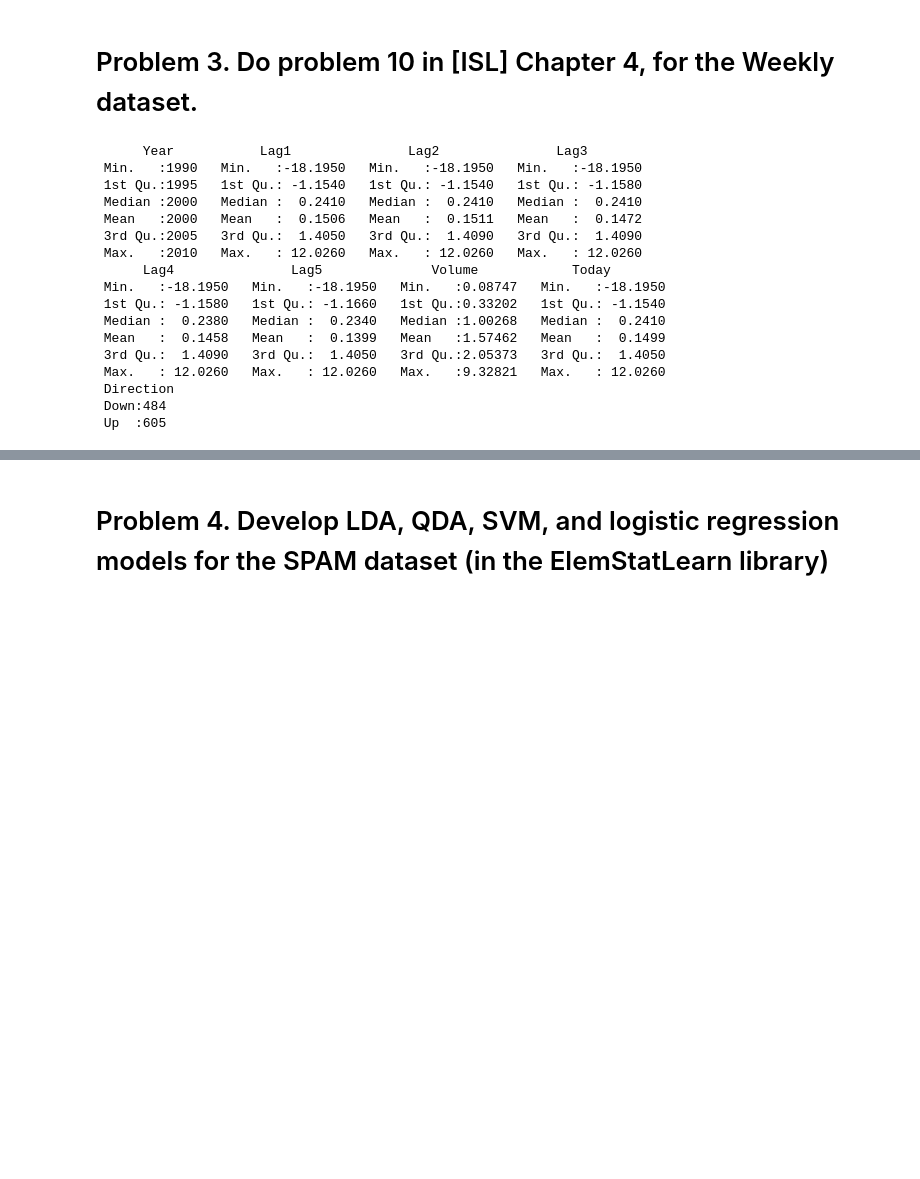
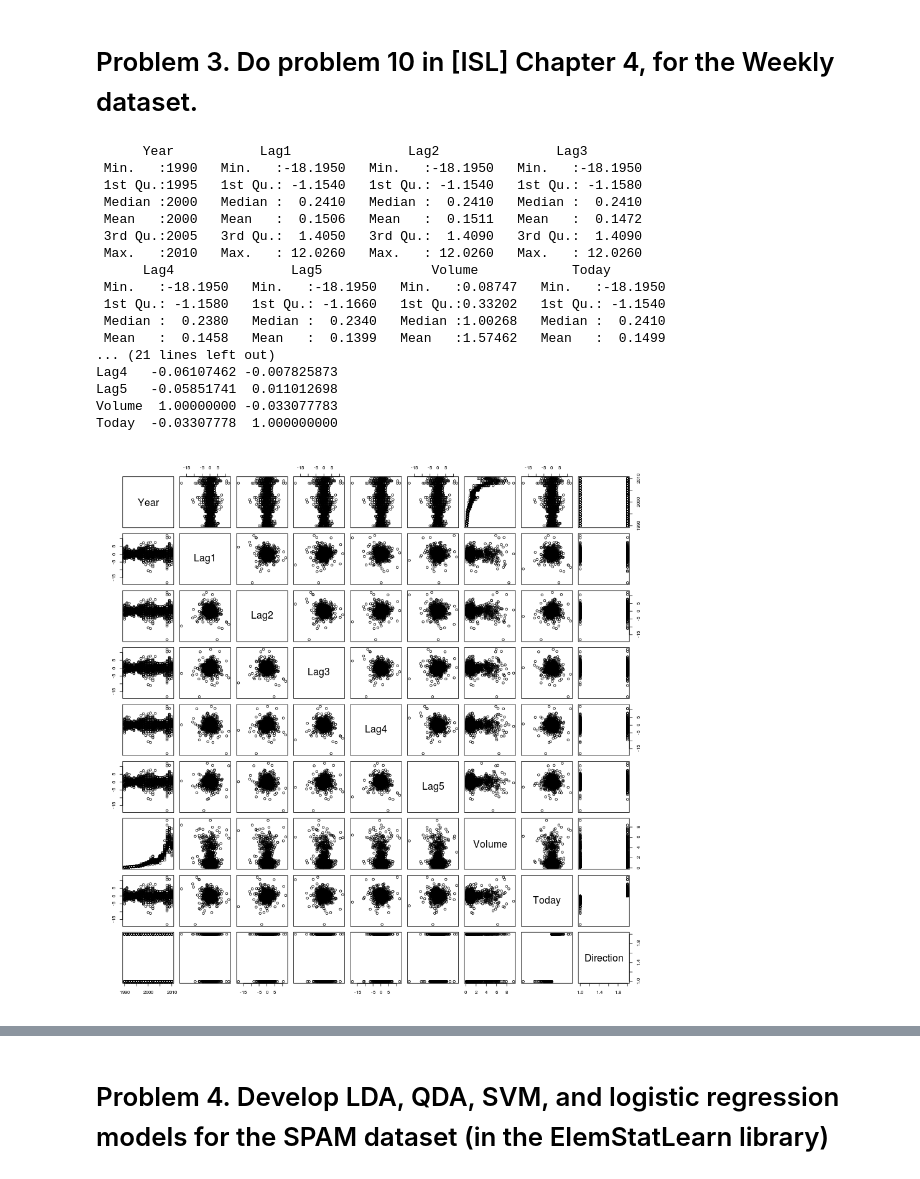
Before and after one commit to realmichaelzyy/cs249-2, a Jupyter notebook: hw4/MiniHW4.ipynb, the cells around one changed output, grey strips where cells are left out. Cells and saved outputs as stored; diff of their text form; code cells hidden in the pictures; blank space fills up the shorter version.

```diff
--- a/hw4/MiniHW4.ipynb
+++ b/hw4/MiniHW4.ipynb
@@ -271,28 +467,33 @@ Number of Support Vectors:  34
 # %% [markdown]
 # Problem 3.  Do problem 10 in [ISL] Chapter 4, for the Weekly dataset.
 # %%
-%%R
+%%R -w 900 -h 900
 
 data(Weekly)
 
 print(summary(Weekly))
 
-# .......
+# a
+
+pairs(Weekly)
+
+print(cor(Weekly[,c(-1,-1,-9)]))
 # %% [output]
       Year           Lag1               Lag2               Lag3
  Min.   :1990   Min.   :-18.1950   Min.   :-18.1950   Min.   :-18.1950
  1st Qu.:1995   1st Qu.: -1.1540   1st Qu.: -1.1540   1st Qu.: -1.1580
  Median :2000   Median :  0.2410   Median :  0.2410   Median :  0.2410
  Mean   :2000   Mean   :  0.1506   Mean   :  0.1511   Mean   :  0.1472
  3rd Qu.:2005   3rd Qu.:  1.4050   3rd Qu.:  1.4090   3rd Qu.:  1.4090
  Max.   :2010   Max.   : 12.0260   Max.   : 12.0260   Max.   : 12.0260
       Lag4               Lag5              Volume            Today
  Min.   :-18.1950   Min.   :-18.1950   Min.   :0.08747   Min.   :-18.1950
  1st Qu.: -1.1580   1st Qu.: -1.1660   1st Qu.:0.33202   1st Qu.: -1.1540
  Median :  0.2380   Median :  0.2340   Median :1.00268   Median :  0.2410
  Mean   :  0.1458   Mean   :  0.1399   Mean   :1.57462   Mean   :  0.1499
- 3rd Qu.:  1.4090   3rd Qu.:  1.4050   3rd Qu.:2.05373   3rd Qu.:  1.4050
- Max.   : 12.0260   Max.   : 12.0260   Max.   :9.32821   Max.   : 12.0260
- Direction
- Down:484
- Up  :605
+... (21 lines left out)
+Lag4   -0.06107462 -0.007825873
+Lag5   -0.05851741  0.011012698
+Volume  1.00000000 -0.033077783
+Today  -0.03307778  1.000000000
+[figure, added]
```
Also changed, not shown: parts of 20 cells of this notebook.
